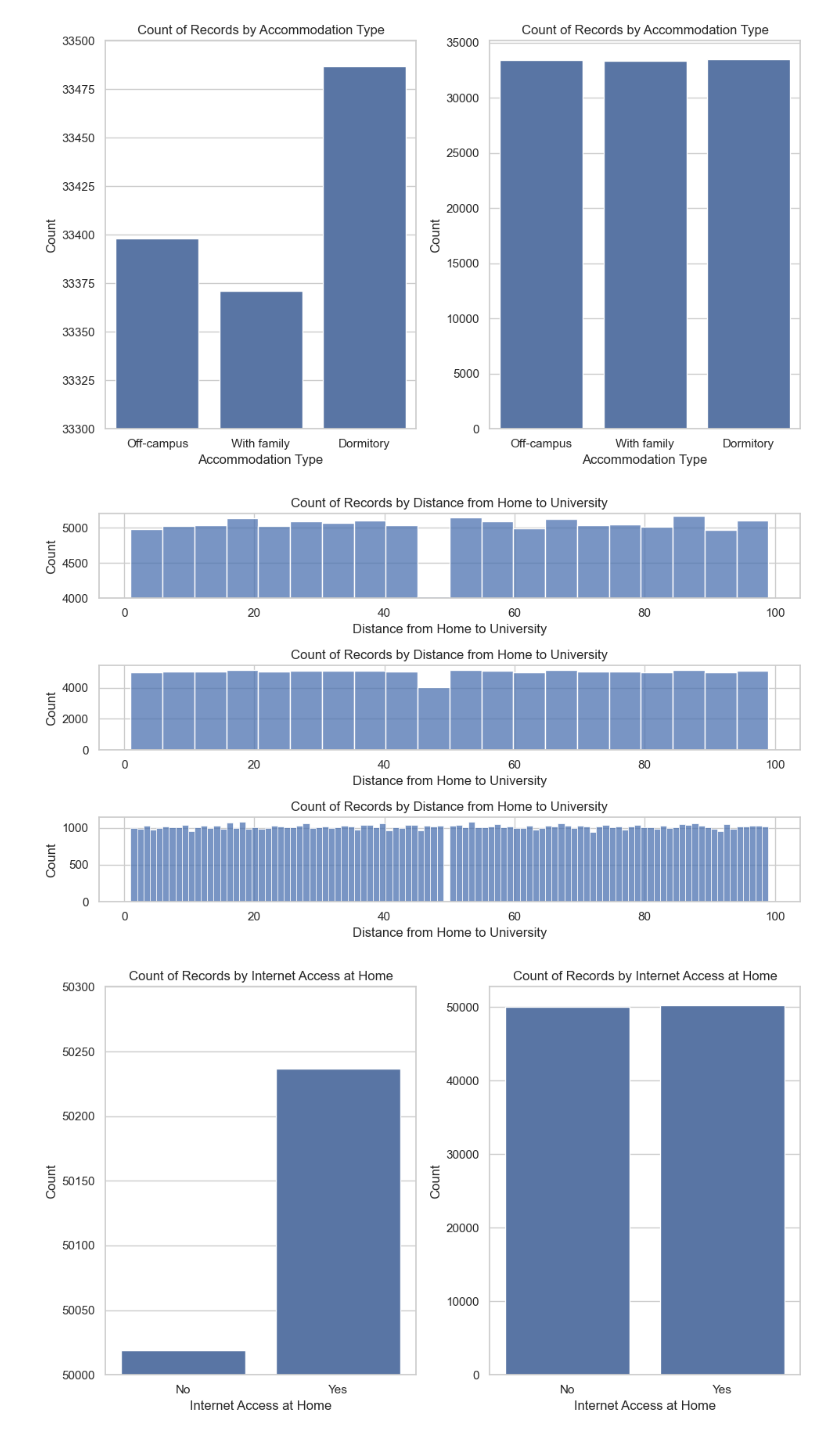
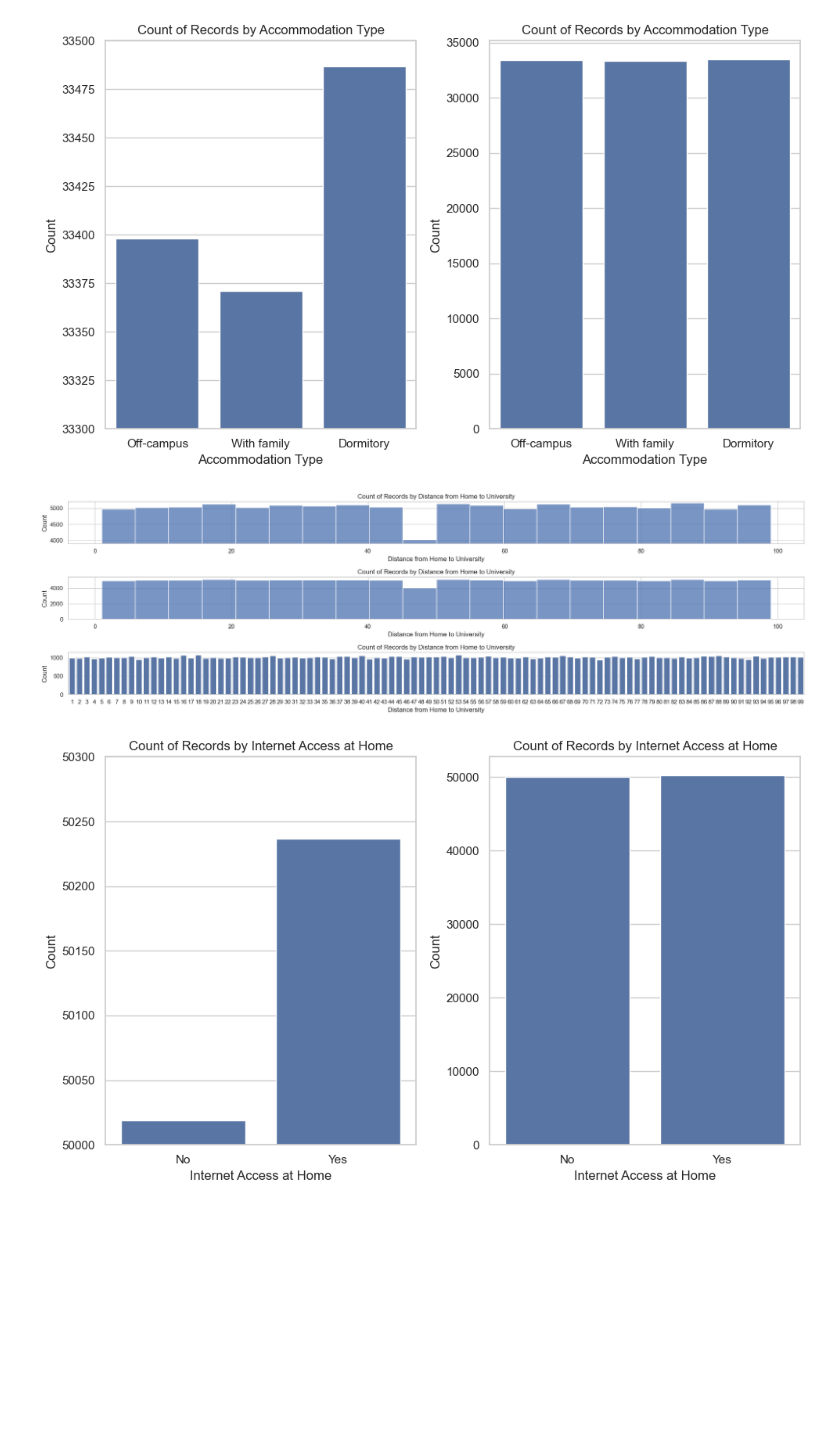
Before and after one commit to Sumsar86/DataScienceProject, a Jupyter notebook: notebooks/01-eda.ipynb, the cells around one changed output. Drawn from its saved outputs; the diff is of its cells as text; code cells hidden in the pictures; blank space fills up the shorter version.

Commit message:
All features are graphed

```diff
--- a/notebooks/01-eda.ipynb
+++ b/notebooks/01-eda.ipynb
@@ -306,29 +306,29 @@ plt.tight_layout()
 # %% [output]
 [figure]
 # %%
-fig, axes = plt.subplots(3, 1, figsize=(10, 6))
+fig, axes = plt.subplots(3, 1, figsize=(20, 6))
 
 name = 'Distance from Home to University'
 
 sns.histplot(x=name, data=df, bins=20, ax=axes[0])
 axes[0].set_title(f'Count of Records by {name}')
 axes[0].set_xlabel(name)
 axes[0].set_ylabel('Count')
-axes[0].set_ylim(4000, 5200)
+axes[0].set_ylim(3900, 5200)
 
 sns.histplot(x=name, data=df, bins=20, ax=axes[1])
 axes[1].set_title(f'Count of Records by {name}')
 axes[1].set_xlabel(name)
 axes[1].set_ylabel('Count')
 
-sns.histplot(x=name, data=df, bins=100, ax=axes[2])
+sns.countplot(x=name, data=df, ax=axes[2])
 axes[2].set_title(f'Count of Records by {name}')
 axes[2].set_xlabel(name)
 axes[2].set_ylabel('Count')
 
 plt.tight_layout()
 # %% [output]
-[figure, old version]
+[figure, new version]
 # %%
 fig, axes = plt.subplots(1, 2, figsize=(10, 6))
 
```
Also changed, not shown: parts of 25 cells of this notebook.
